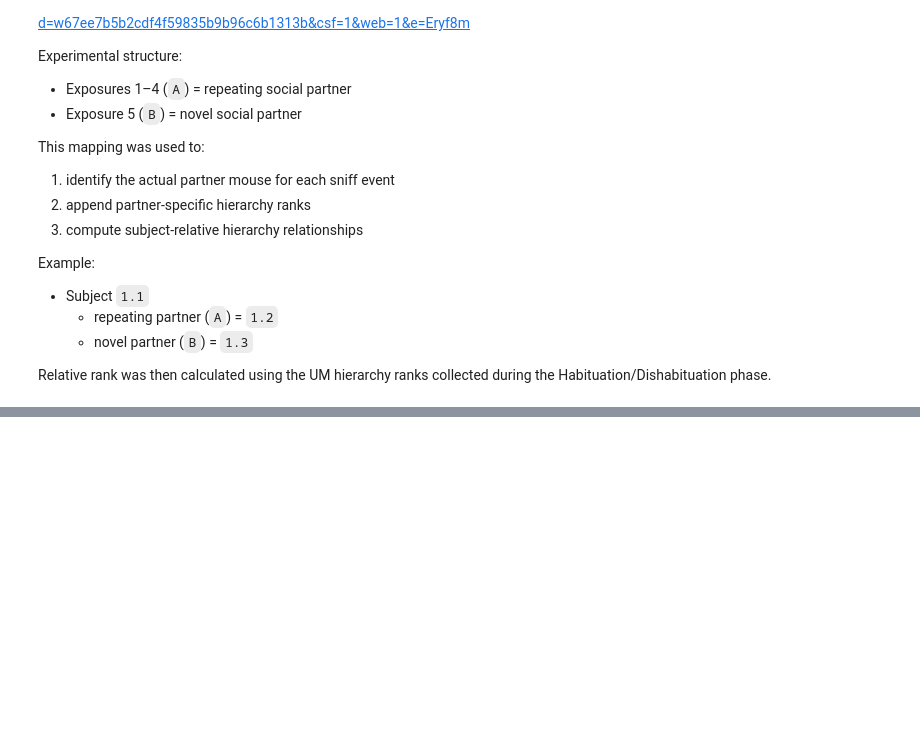
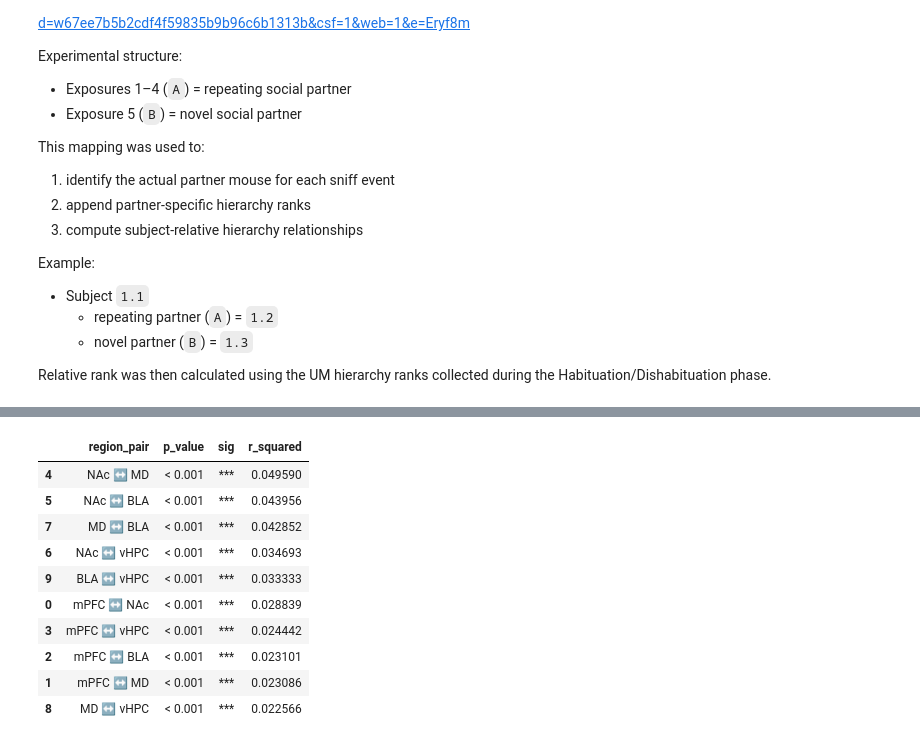
Before and after one commit to padillacoreanolab/diff_fam_social_memory_ephys, a Jupyter notebook: other_peoples_sutff/sequioa/Phase1_hab_dis_rank_GLM/relative_rank_glm_exploration.ipynb, the cells around one changed output, grey strips where cells are left out. Cells and saved outputs as stored; diff of their text form; code cells hidden in the pictures; blank space fills up the shorter version.

```diff
--- a/other_peoples_sutff/sequioa/Phase1_hab_dis_rank_GLM/relative_rank_glm_exploration.ipynb
+++ b/other_peoples_sutff/sequioa/Phase1_hab_dis_rank_GLM/relative_rank_glm_exploration.ipynb
@@ -412,0 +562,9 @@ df.to_csv(
+# %%
+coh_df = df[
+    df["metric"] == "coherence"
+].copy()
+# %%
+region_pairs = (
+    coh_df["region_or_pair"]
+    .unique()
+)
@@ -412,0 +593,6 @@ df.to_csv(
+# %%
+results_df = pd.DataFrame(results)
+
+results_df.sort_values(
+    "model_pvalue"
+)
@@ -412,0 +611,64 @@ df.to_csv(
+# %%
+# copy results dataframe
+table_df = results_df.copy()
+
+# format p-values
+table_df["p_value"] = table_df["model_pvalue"].apply(
+    lambda x: "< 0.001" if x < 0.001 else f"{x:.3f}"
+)
+
+# significance stars
+def stars(p):
+
+    if p < 0.001:
+        return "***"
+
+    elif p < 0.01:
+        return "**"
+
+    elif p < 0.05:
+        return "*"
+
+    else:
+        return ""
+
+table_df["sig"] = (
+    table_df["model_pvalue"]
+    .apply(stars)
+)
+
+# optional prettier region names
+table_df["region_pair"] = (
+    table_df["region_pair"]
+    .str.replace("_", " ↔ ")
+)
+
+# keep only display columns
+table_df = table_df[
+    [
+        "region_pair",
+        "p_value",
+        "sig",
+        "r_squared"
+    ]
+]
+
+# sort by significance
+table_df = table_df.sort_values(
+    "r_squared",
+    ascending=False
+)
+
+table_df
+# %% [output]
+|  | region_pair | p_value | sig | r_squared |
+| 4 | NAc ↔ MD | < 0.001 | *** | 0.049590 |
+| 5 | NAc ↔ BLA | < 0.001 | *** | 0.043956 |
+| 7 | MD ↔ BLA | < 0.001 | *** | 0.042852 |
+| 6 | NAc ↔ vHPC | < 0.001 | *** | 0.034693 |
+| 9 | BLA ↔ vHPC | < 0.001 | *** | 0.033333 |
+| 0 | mPFC ↔ NAc | < 0.001 | *** | 0.028839 |
+| 3 | mPFC ↔ vHPC | < 0.001 | *** | 0.024442 |
+| 2 | mPFC ↔ BLA | < 0.001 | *** | 0.023101 |
+| 1 | mPFC ↔ MD | < 0.001 | *** | 0.023086 |
+| 8 | MD ↔ vHPC | < 0.001 | *** | 0.022566 |
```
Also changed, not shown: parts of 15 cells of this notebook.
